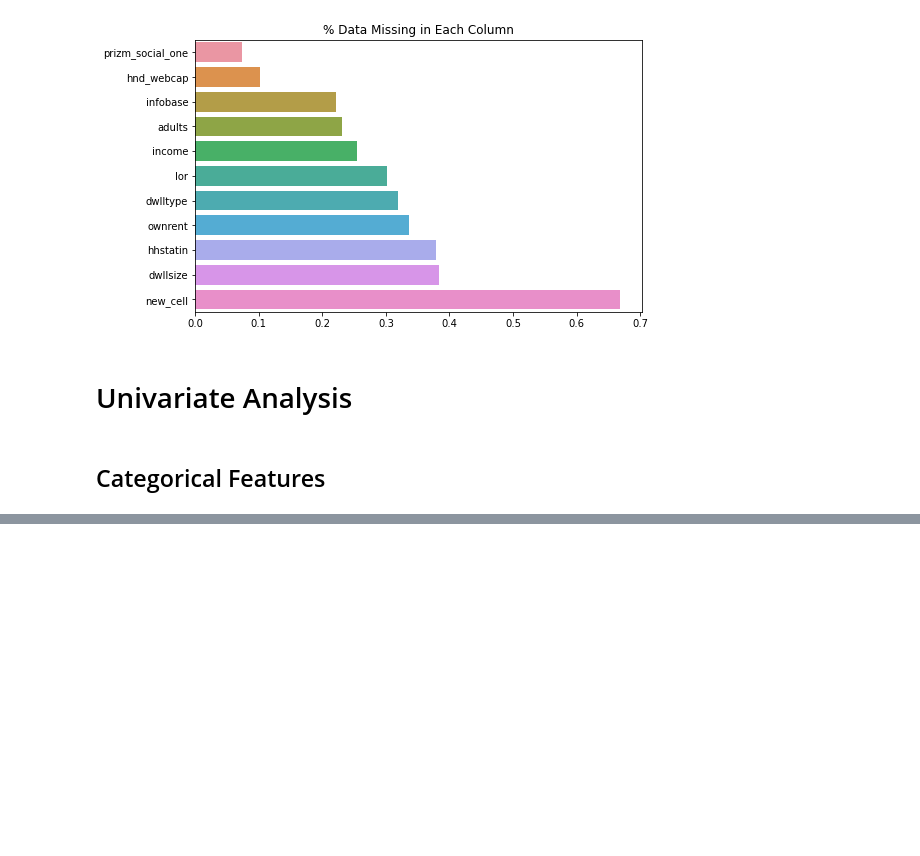
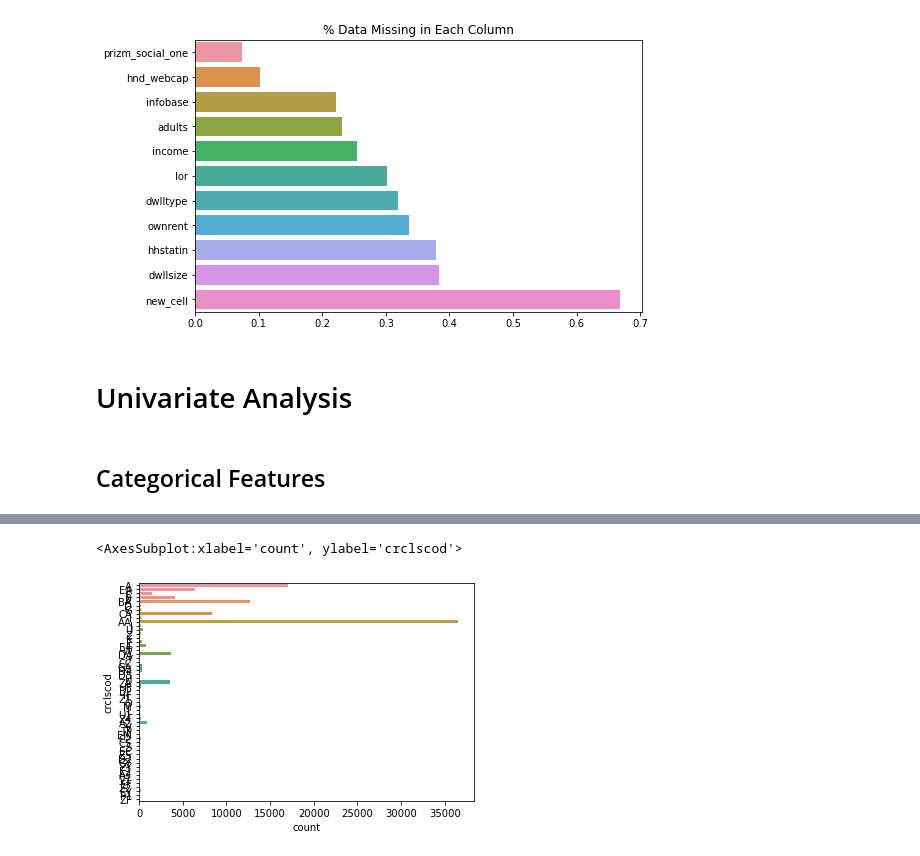
Before and after one commit to Jeff-ChenFan-Wang/TelecomChurnAnalysis, a Jupyter notebook: EDA.ipynb, the cells around one changed output, grey strips where cells are left out. Saved outputs shown, nothing was run; the diff lists cells and outputs as text; code cells hidden in the pictures; blank space fills up the shorter version.

```diff
--- a/EDA.ipynb
+++ b/EDA.ipynb
@@ -105,0 +111,5 @@ full_data[cat_cols]
+# %%
+sns.countplot(y=full_data['crclscod'].fillna('Nan'))
+# %% [output]
+<AxesSubplot:xlabel='count', ylabel='crclscod'>
+[figure, added]
```
Also changed, not shown: parts of 8 cells of this notebook, 2 other files.
